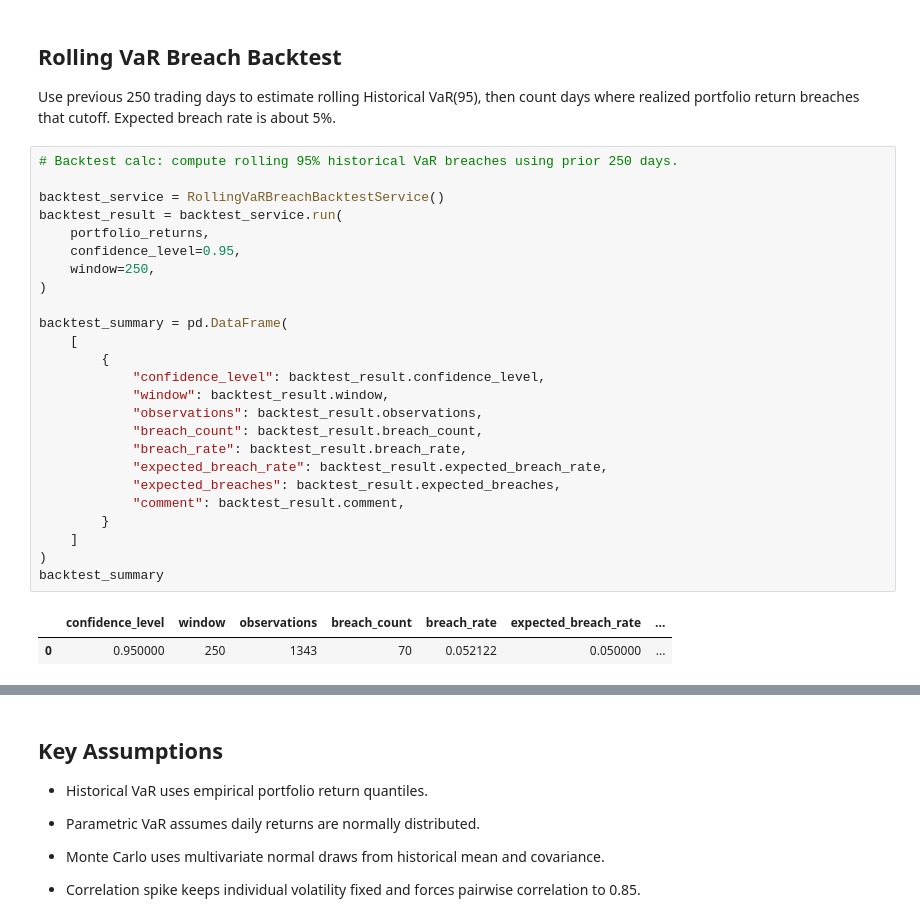
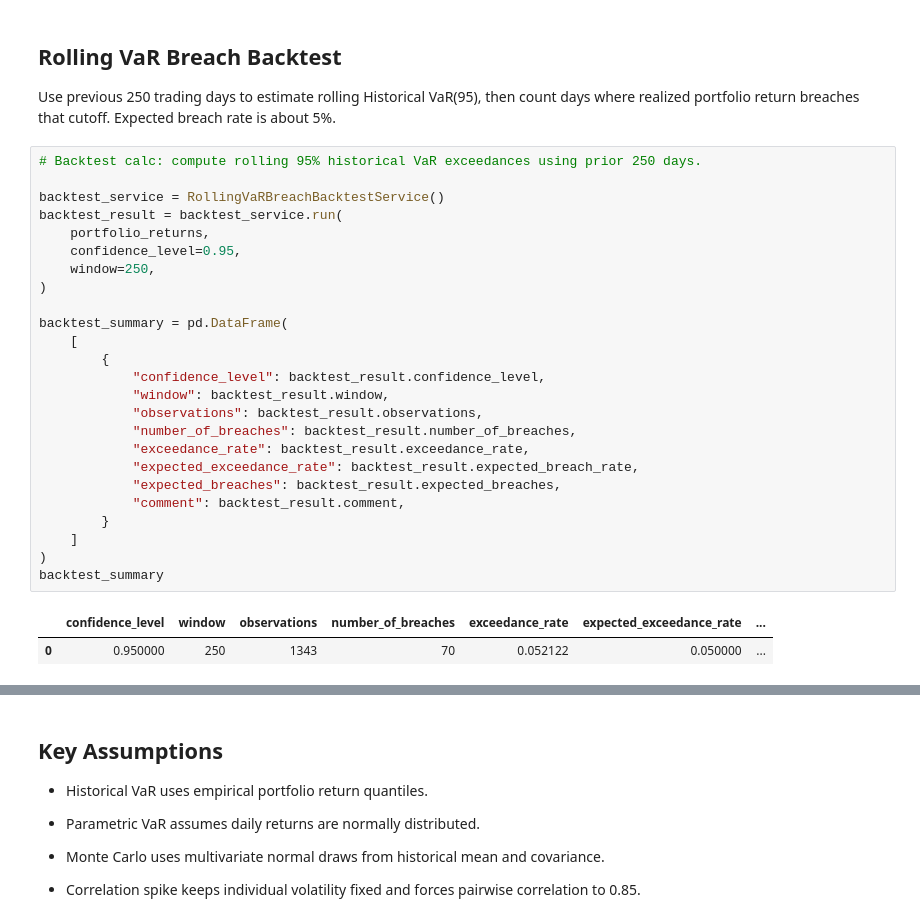
Before and after one commit to riturajFi/gidorah, a Jupyter notebook: portfolio_var_analysis.ipynb, the cells around one changed output, grey strips where cells are left out. Cells and saved outputs as stored; diff of their text form.

```diff
--- a/portfolio_var_analysis.ipynb
+++ b/portfolio_var_analysis.ipynb
@@ -220,31 +220,31 @@ px.bar(
 
 Use previous 250 trading days to estimate rolling Historical VaR(95), then count days where realized portfolio return breaches that cutoff. Expected breach rate is about 5%.
 # %%
-# Backtest calc: compute rolling 95% historical VaR breaches using prior 250 days.
+# Backtest calc: compute rolling 95% historical VaR exceedances using prior 250 days.
 
 backtest_service = RollingVaRBreachBacktestService()
 backtest_result = backtest_service.run(
     portfolio_returns,
     confidence_level=0.95,
     window=250,
 )
 
 backtest_summary = pd.DataFrame(
     [
         {
             "confidence_level": backtest_result.confidence_level,
             "window": backtest_result.window,
             "observations": backtest_result.observations,
-            "breach_count": backtest_result.breach_count,
-            "breach_rate": backtest_result.breach_rate,
-            "expected_breach_rate": backtest_result.expected_breach_rate,
+            "number_of_breaches": backtest_result.number_of_breaches,
+            "exceedance_rate": backtest_result.exceedance_rate,
+            "expected_exceedance_rate": backtest_result.expected_breach_rate,
             "expected_breaches": backtest_result.expected_breaches,
             "comment": backtest_result.comment,
         }
     ]
 )
 backtest_summary
 # %% [output]
-|  | confidence_level | window | observations | breach_count | breach_rate | expected_breach_rate | ... |
+|  | confidence_level | window | observations | number_of_breaches | exceedance_rate | expected_exceedance_rate | ... |
 | 0 | 0.950000 | 250 | 1343 | 70 | 0.052122 | 0.050000 | ... |
 # %%
```
Also changed, not shown: parts of 2 cells of this notebook, 4 other files.
